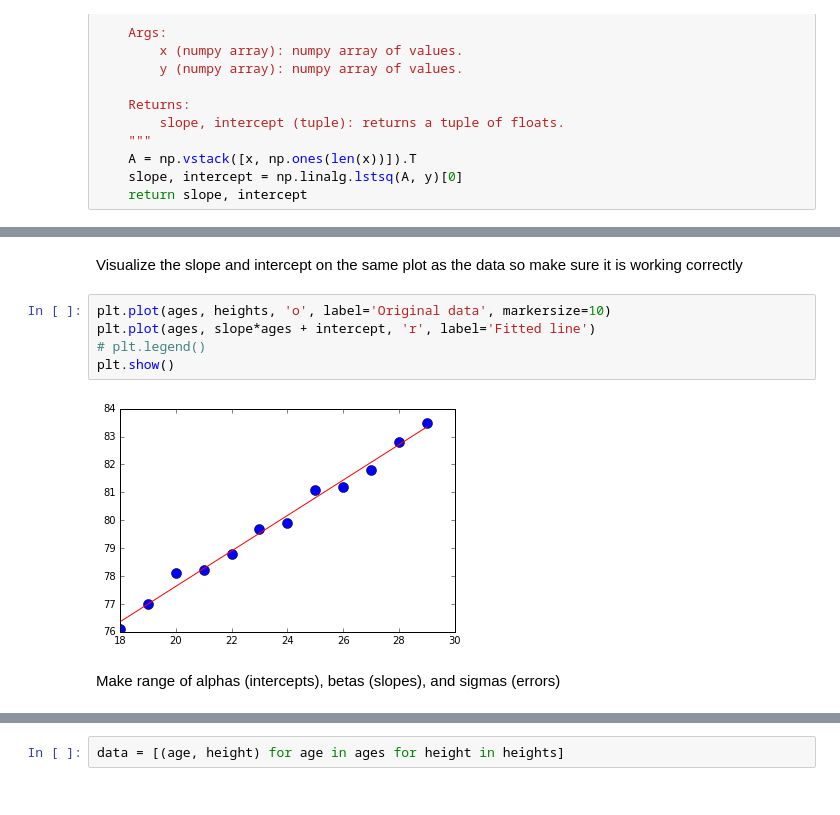
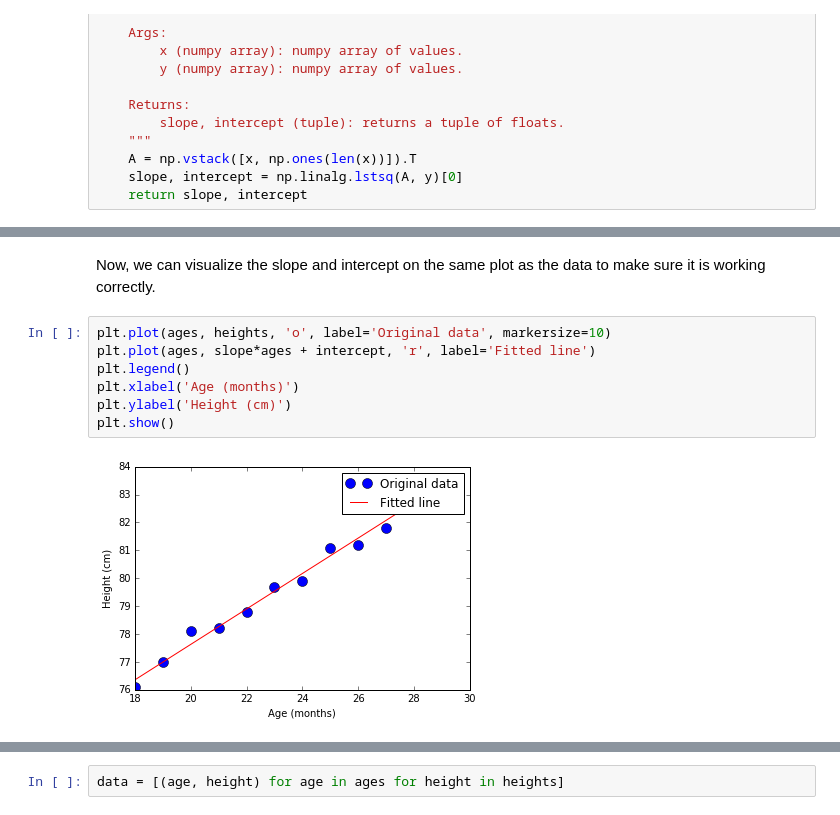
Before and after one commit to NathanYee/ThinkBayes2, a Jupyter notebook: bayesianLinearRegression/Final Report.ipynb, the cells around one changed output, grey strips where cells are left out. Saved outputs shown, nothing was run; the diff lists cells and outputs as text.

```diff
--- a/bayesianLinearRegression/Final Report.ipynb
+++ b/bayesianLinearRegression/Final Report.ipynb
@@ -72,13 +91,13 @@ beta_range = .05 * slope
 # %% [output]
 0.634965034965 64.9283216783
 # %% [markdown]
-Visualize the slope and intercept on the same plot as the data so make sure it is working correctly
+Now, we can visualize the slope and intercept on the same plot as the data to make sure it is working correctly.
 # %%
 plt.plot(ages, heights, 'o', label='Original data', markersize=10)
 plt.plot(ages, slope*ages + intercept, 'r', label='Fitted line')
-# plt.legend()
+plt.legend()
+plt.xlabel('Age (months)')
+plt.ylabel('Height (cm)')
 plt.show()
 # %% [output]
-[figure, old version]
+[figure, new version]
-# %% [markdown]
-Make range of alphas (intercepts), betas (slopes), and sigmas (errors)
```
Also changed, not shown: parts of 48 cells of this notebook, 4 other files.
